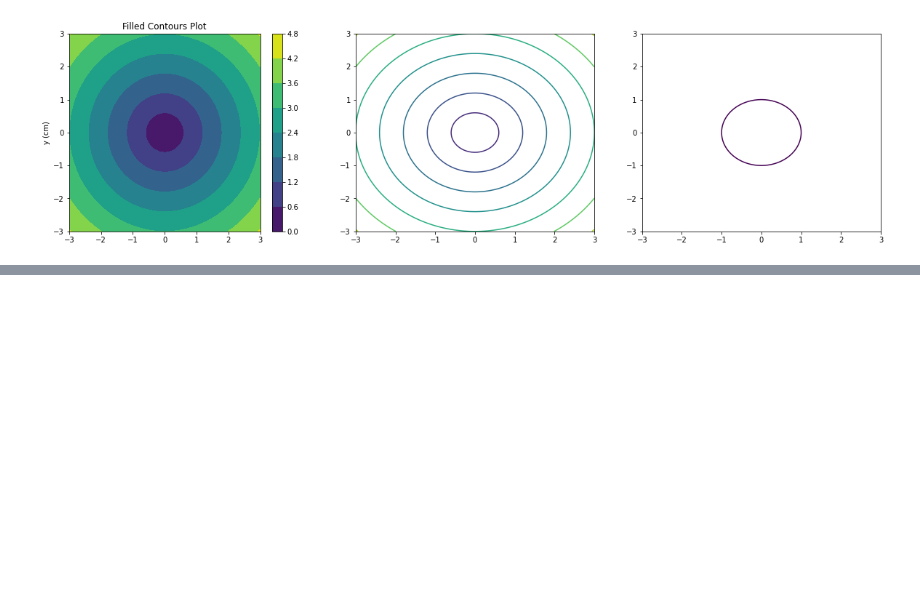
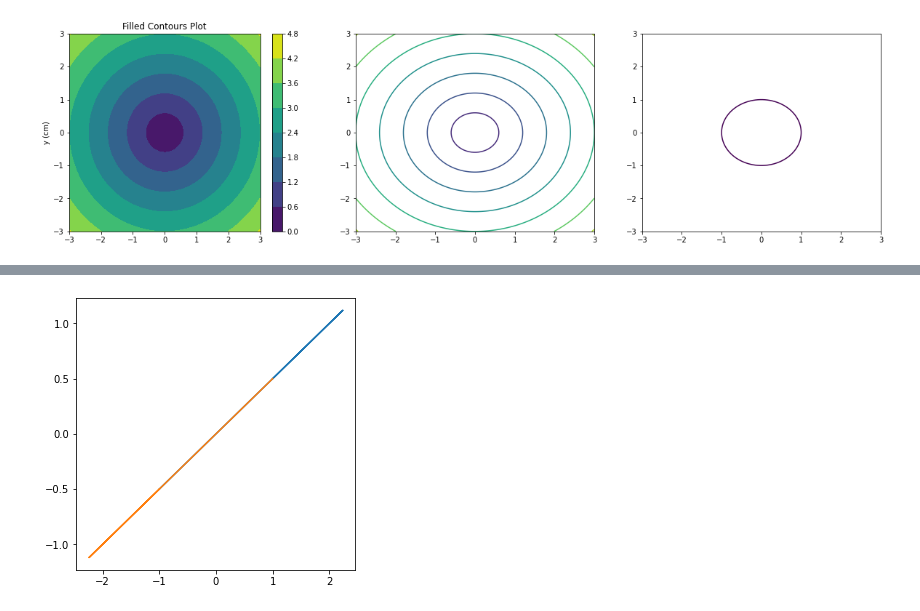
Before and after one commit to aiyuyun2015/matplotlib_tutorial, a Jupyter notebook: 2022_python_1.ipynb, the cells around one changed output, grey strips where cells are left out. Cells and saved outputs as stored; diff of their text form; code cells hidden in the pictures; blank space fills up the shorter version.

```diff
--- a/2022_python_1.ipynb
+++ b/2022_python_1.ipynb
@@ -368,0 +386,38 @@ plt.show()
+# %%
+def plot_2d_matrix(A):
+    x = np.linspace(-1.0, 1.0, 100)
+
+    y_pos = np.sqrt(1- x**2)
+    y_neg = -np.sqrt(1- x**2)
+    x_new_pos, y_new_pos = [], []
+    for i in zip(x, y_pos):
+        temp = np.array(i).reshape(2,1)
+        new_vec = np.matmul(A, temp)
+        #print(new_vec)
+        x_new_pos.append(new_vec[0][0])
+        y_new_pos.append(new_vec[1][0])
+        #break
+
+    x_new_neg, y_new_neg = [], []
+    for i in zip(x, y_neg):
+        temp = np.array(i).reshape(2,1)
+        new_vec = np.matmul(A, temp)
+        #print(new_vec)
+        x_new_neg.append(new_vec[0][0])
+        y_new_neg.append(new_vec[1][0])
+
+    fig, ax = plt.subplots(1,1, figsize=(5,5))
+    ax.plot(x_new_pos, y_new_pos)
+    ax.plot(x_new_neg, y_new_neg)
+    plt.show()
+# %%
+A = np.array([[1,2], [0.5,1]]) # make it straignt, page 147 (zhongwen)
+#A = np.array([[0,-1], [1,0]]) # rotation by +45
+#A = np.array([[2,2], [-1,1]]) # page 354 example, Gilbert
+
+#A = np.array([[3,0], [0,3]]) # scale by 3
+
+#A = np.array([[1,1.5], [0,1]]) # make it ecplise, page 147 (zhongwen)
+plot_2d_matrix(A)
+# %% [output]
+[figure, added]
```
Also changed, not shown: parts of 5 cells of this notebook.
